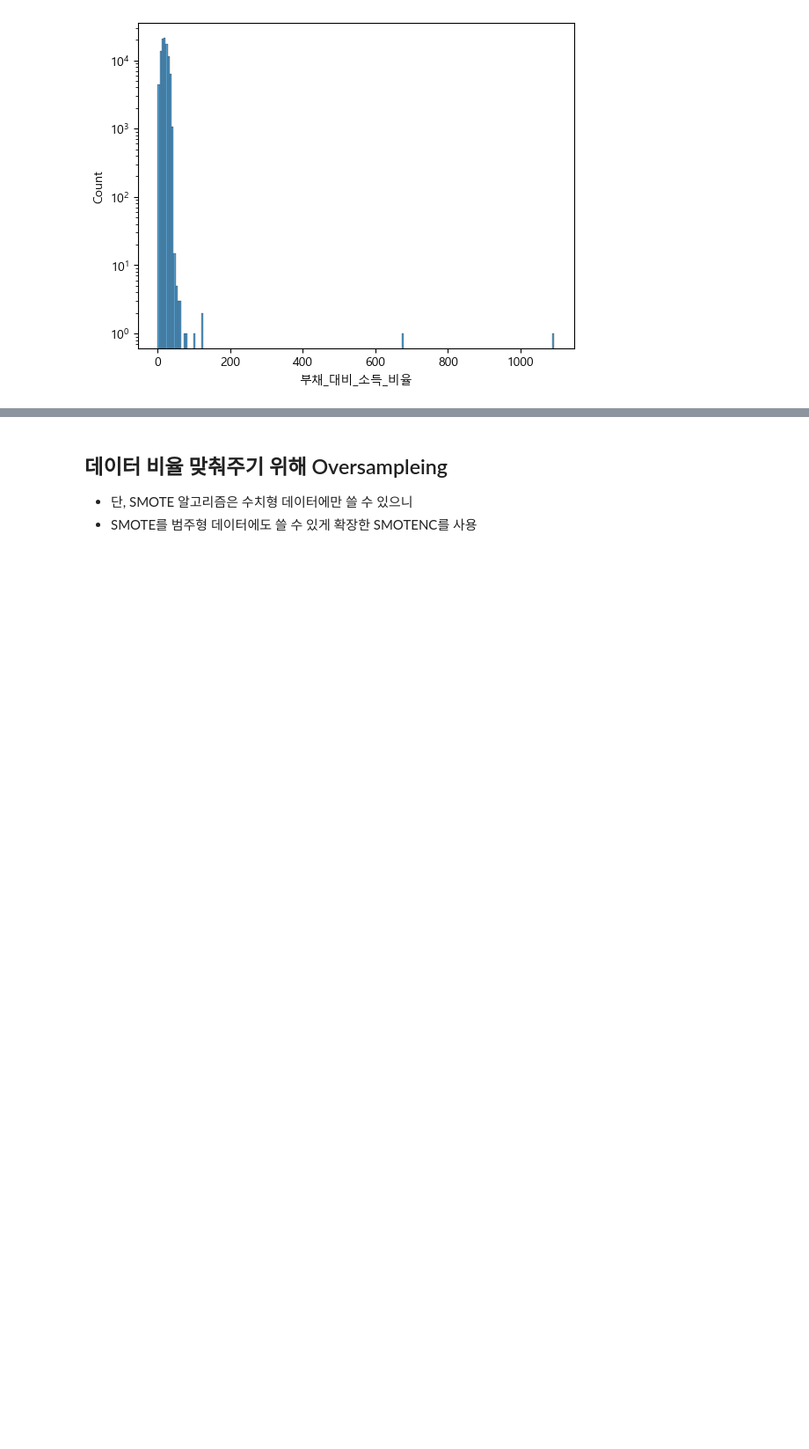
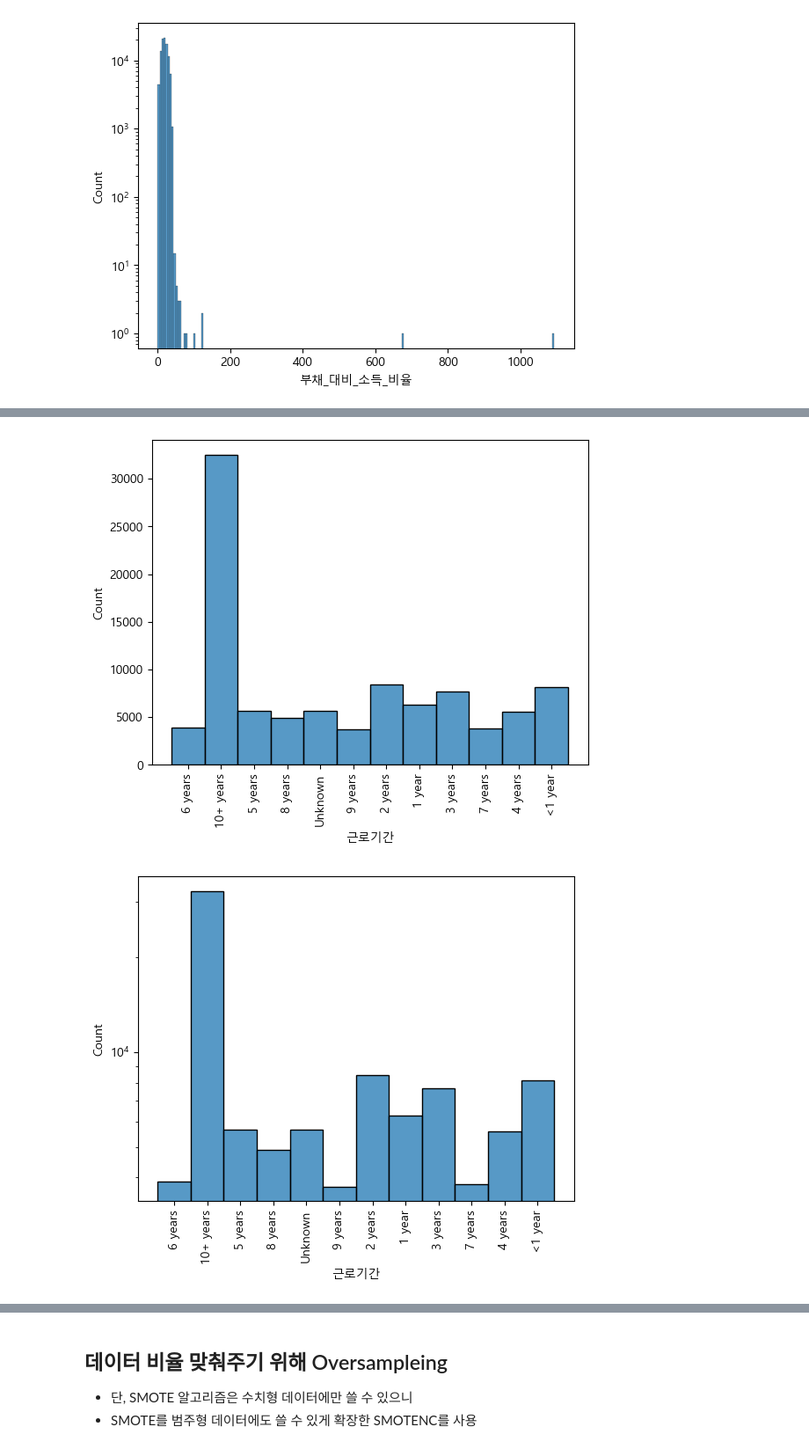
Before and after one commit to kyeob1107/What-s-your-EDA, a Jupyter notebook: third project.ipynb, the cells around one changed output, grey strips where cells are left out. Shown: that part at 88% size. Cells and saved outputs as stored; diff of their text form; code cells hidden in the pictures; blank space fills up the shorter version.

```diff
--- a/third project.ipynb
+++ b/third project.ipynb
@@ -509,3 +605,15 @@ plt.show()
+# %%
+# 근로기간 값 확인용 그래프 두가지
+sns.histplot(X_train, x='근로기간')
+plt.xticks(rotation=90)  # 그래프 x축 라벨 45도 회전
+plt.show()
+sns.histplot(X_train, x='근로기간')
+plt.xticks(rotation=90)  # 그래프 x축 라벨 45도 회전
+plt.yscale('log')  # y축을 로그 스케일로 변환
+plt.show()
+# %% [output]
+[figure, added]
+[figure, added]
 # %% [markdown]
 ## 데이터 형식 바꿔주기
 - 범주형 데이터 object에서 category로 형식 변경, 그리고 카테고리 순서정해줄 것은 순서 정해주기
```
Also changed, not shown: parts of 51 cells of this notebook.
